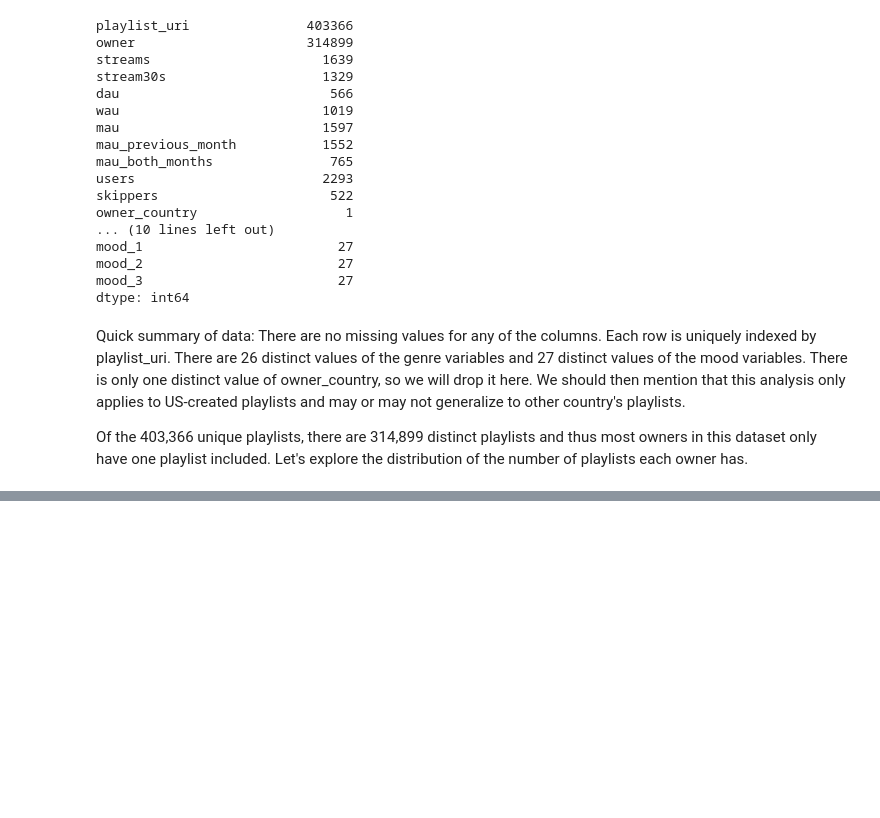
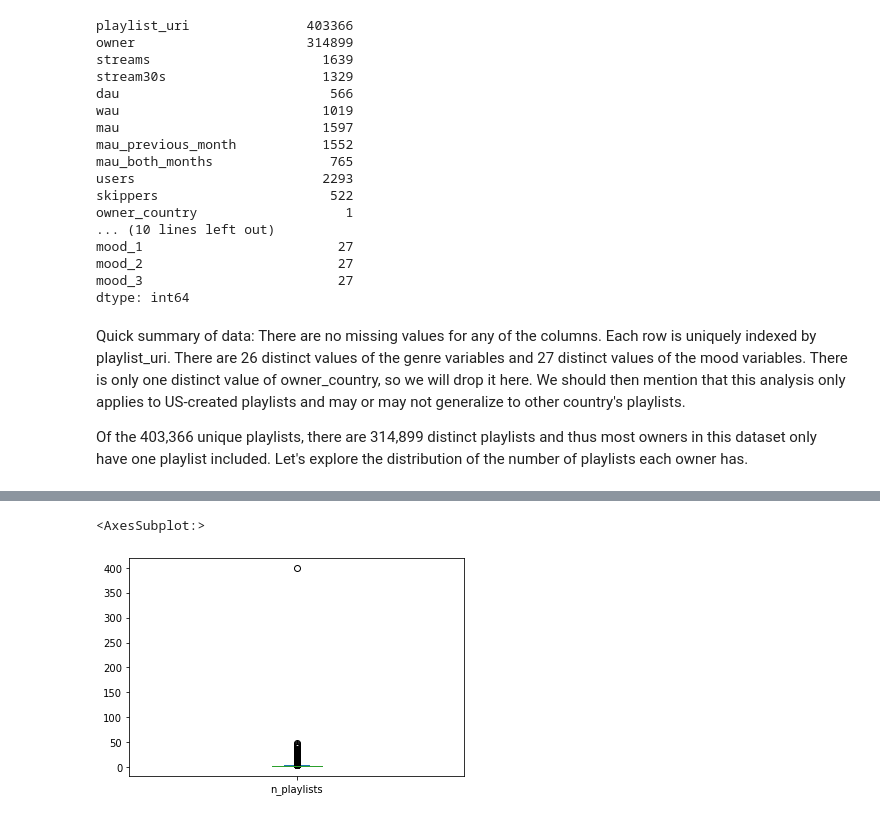
Before and after one commit to briedle-lilly/spotify_work, a Jupyter notebook: explore_data.ipynb, the cells around one changed output, grey strips where cells are left out. Saved outputs shown, nothing was run; the diff lists cells and outputs as text; code cells hidden in the pictures; blank space fills up the shorter version.

Commit message:
Update data exploration quite a bit

```diff
--- a/explore_data.ipynb
+++ b/explore_data.ipynb
@@ -85,0 +93,9 @@ data.head()
+# %%
+owner_playlist_counts = (data.
+                        groupby('owner').
+                        size().
+                        reset_index().
+                        rename(columns = {0: 'n_playlists'}).
+                        query('n_playlists > 1').
+                        sort_values('n_playlists', ascending = False)
+                        )
@@ -85,0 +124,5 @@ data.head()
+# %%
+owner_playlist_counts.plot.box()
+# %% [output]
+<AxesSubplot:>
+[figure, added]
```
Also changed, not shown: parts of 47 cells of this notebook.
